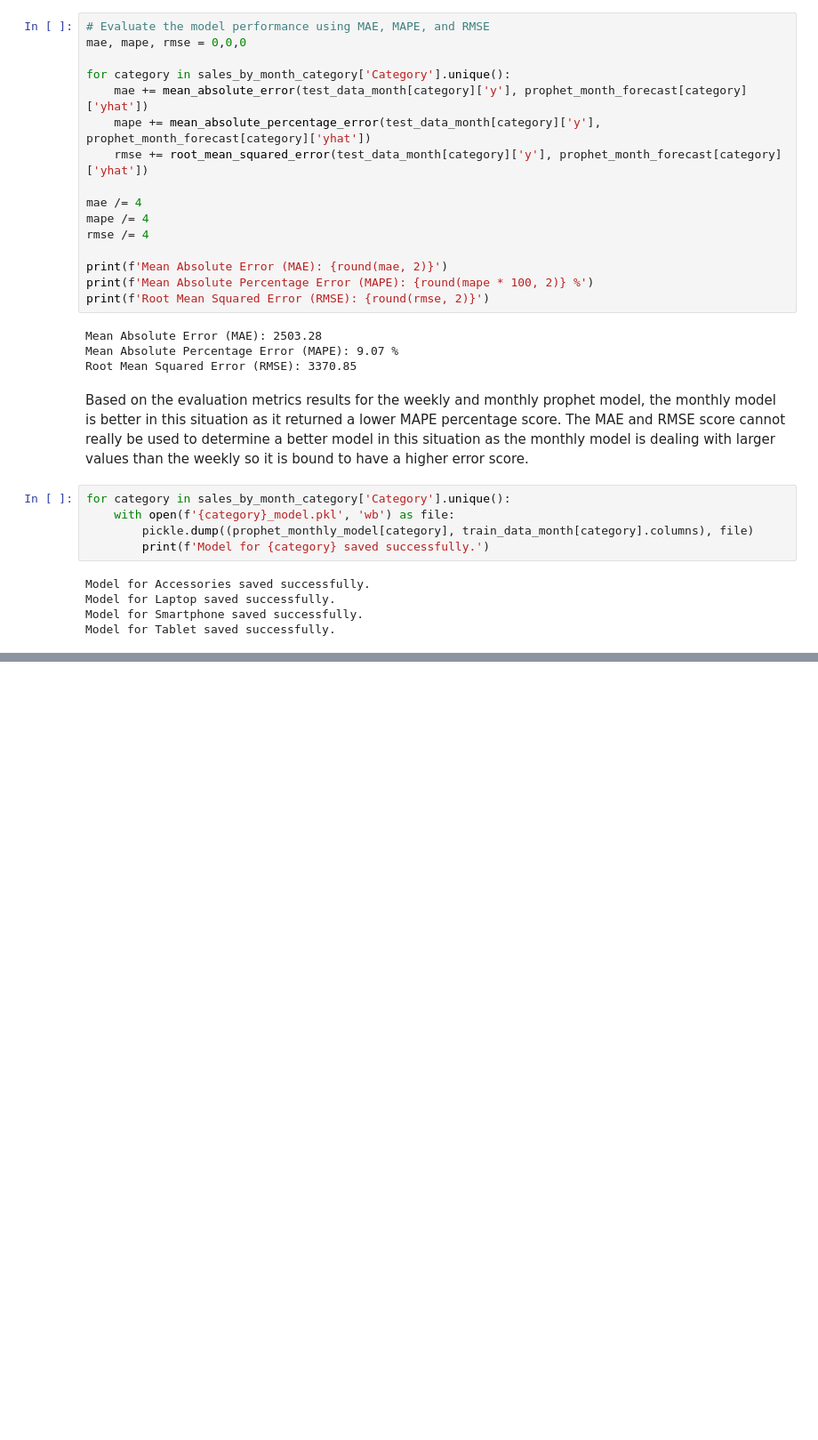
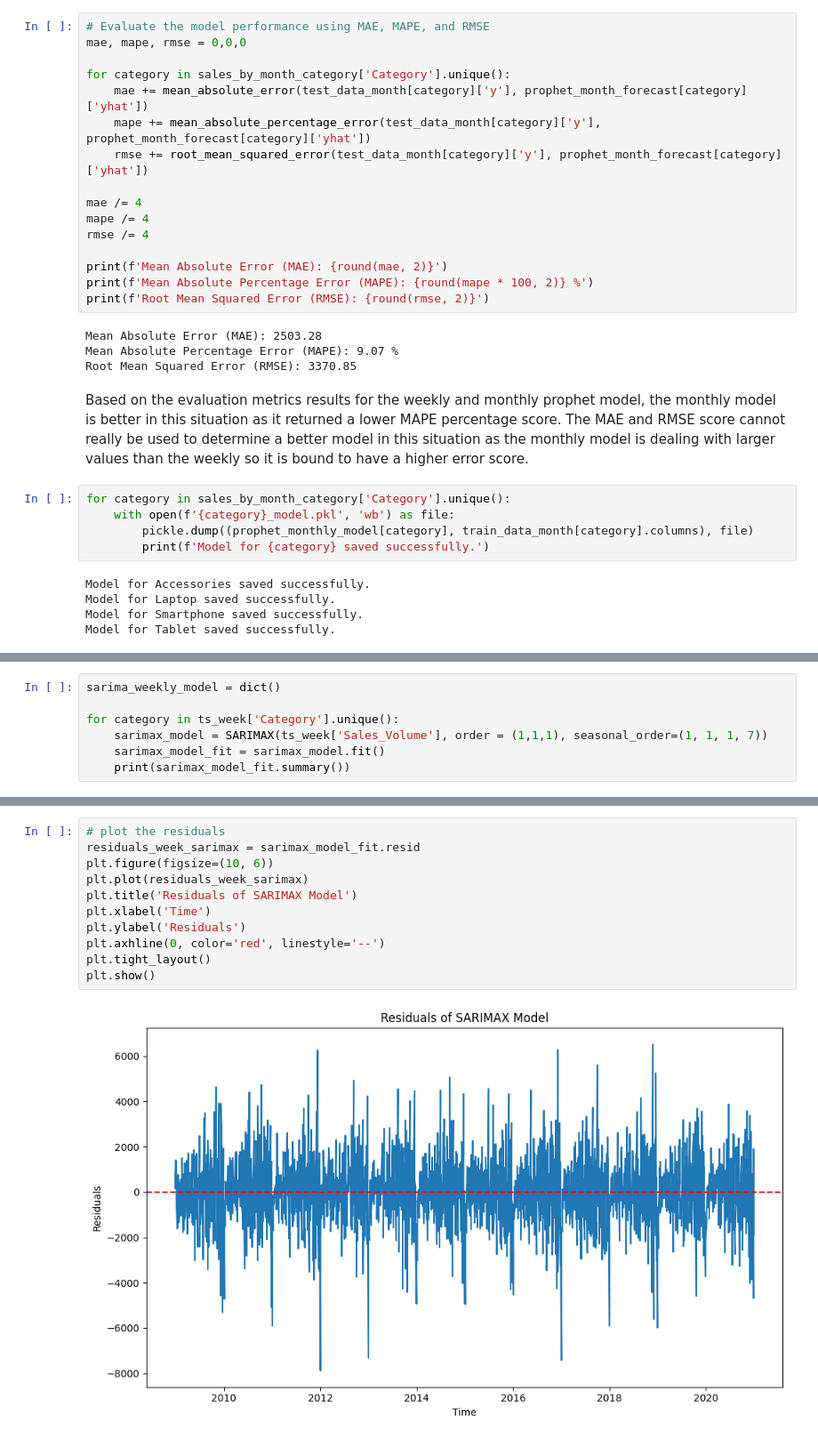
Before and after one commit to BevisEgwuchukwu/Forecasting-Sales-for-Fast-Moving-Consumer-Electronics, a Jupyter notebook: ModelTraining/Model&Evaluation.ipynb, the cells around one changed output, grey strips where cells are left out. Shown at 89% size. Drawn from its saved outputs; the diff is of its cells as text; blank space fills up the shorter version.

```diff
--- a/ModelTraining/Model&Evaluation.ipynb
+++ b/ModelTraining/Model&Evaluation.ipynb
@@ -311,0 +369,7 @@ To do this stationarity test, the Augmented Dickey-Fuller test will be used. Fir
+# %%
+sarima_weekly_model = dict()
+
+for category in ts_week['Category'].unique():
+    sarimax_model = SARIMAX(ts_week['Sales_Volume'], order = (1,1,1), seasonal_order=(1, 1, 1, 7))
+    sarimax_model_fit = sarimax_model.fit()
+    print(sarimax_model_fit.summary())
@@ -311,0 +445,13 @@ To do this stationarity test, the Augmented Dickey-Fuller test will be used. Fir
+# %%
+# plot the residuals
+residuals_week_sarimax = sarimax_model_fit.resid
+plt.figure(figsize=(10, 6))
+plt.plot(residuals_week_sarimax)
+plt.title('Residuals of SARIMAX Model')
+plt.xlabel('Time')
+plt.ylabel('Residuals')
+plt.axhline(0, color='red', linestyle='--')
+plt.tight_layout()
+plt.show()
+# %% [output]
+[figure, added]
```
Also changed, not shown: parts of 27 cells of this notebook, 24 other files.
